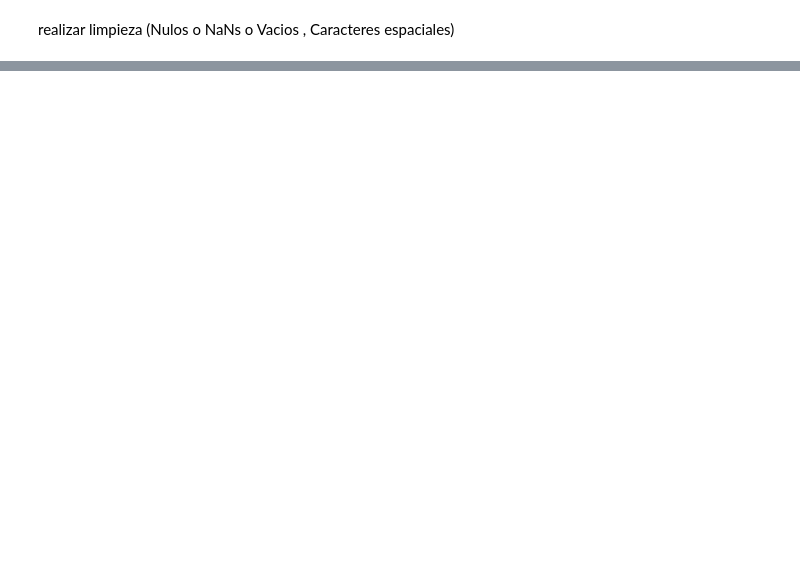
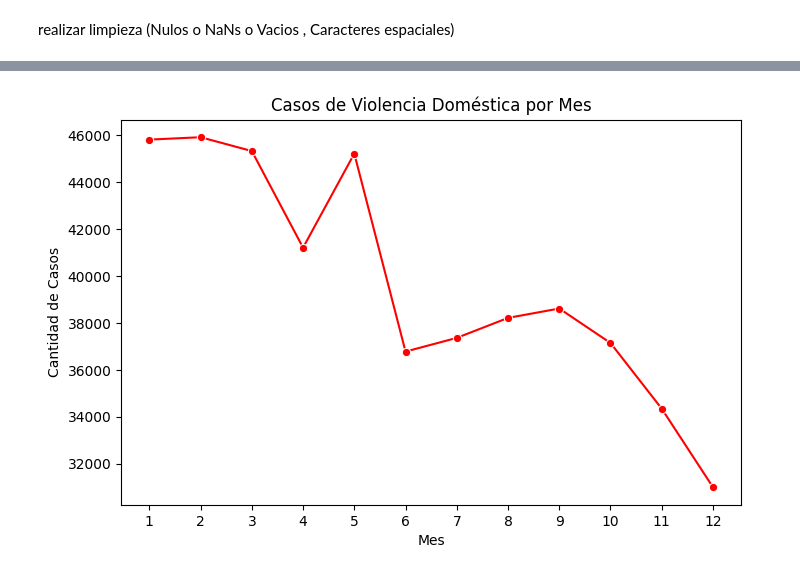
Before and after one commit to sindy76/sindy_baquero, a Jupyter notebook: SRC/pad_2025/Actividad_final.ipynb, the cells around one changed output, grey strips where cells are left out. Drawn from its saved outputs; the diff is of its cells as text; code cells hidden in the pictures; blank space fills up the shorter version.

```diff
--- a/SRC/pad_2025/Actividad_final.ipynb
+++ b/SRC/pad_2025/Actividad_final.ipynb
@@ -115,0 +259,16 @@ Requirement already satisfied: six>=1.5 in /usr/local/lib/python3.11/dist-packag
+# %%
+# Hipótesis: en diciembre hay más casos de violencia doméstica?
+df["FECHA HECHO"] = pd.to_datetime(df["FECHA HECHO"], format="%d/%m/%Y", dayfirst=True, errors='coerce')
+df = df.dropna(subset=["FECHA HECHO"])
+df["AÑO"] = df["FECHA HECHO"].dt.year
+df["MES"] = df["FECHA HECHO"].dt.month
+casos_por_mes = df["MES"].value_counts().sort_index()
+plt.figure(figsize=(8,5))
+sns.lineplot(x=casos_por_mes.index, y=casos_por_mes.values, marker="o", color="red")
+plt.xticks(range(1,13))
+plt.title("Casos de Violencia Doméstica por Mes")
+plt.xlabel("Mes")
+plt.ylabel("Cantidad de Casos")
+plt.show()
+# %% [output]
+[figure, added]
```
Also changed, not shown: parts of 20 cells of this notebook, 1 other file.
